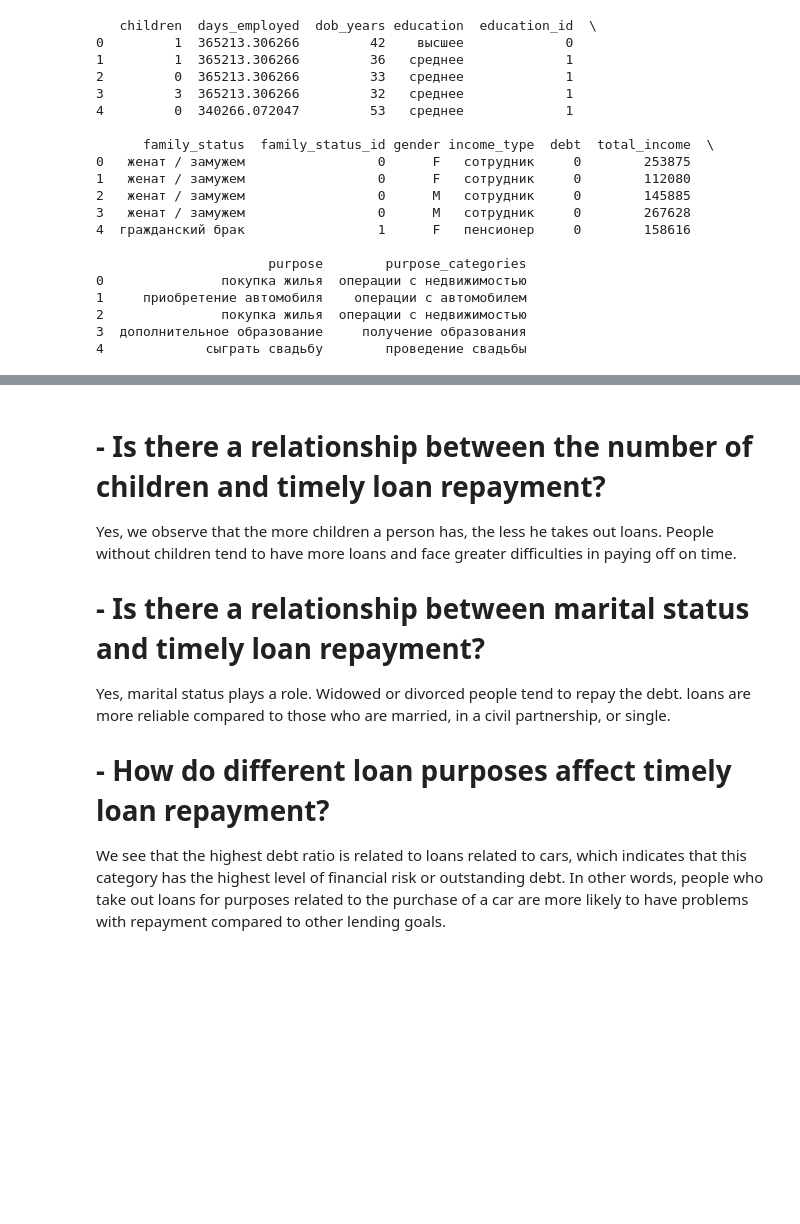
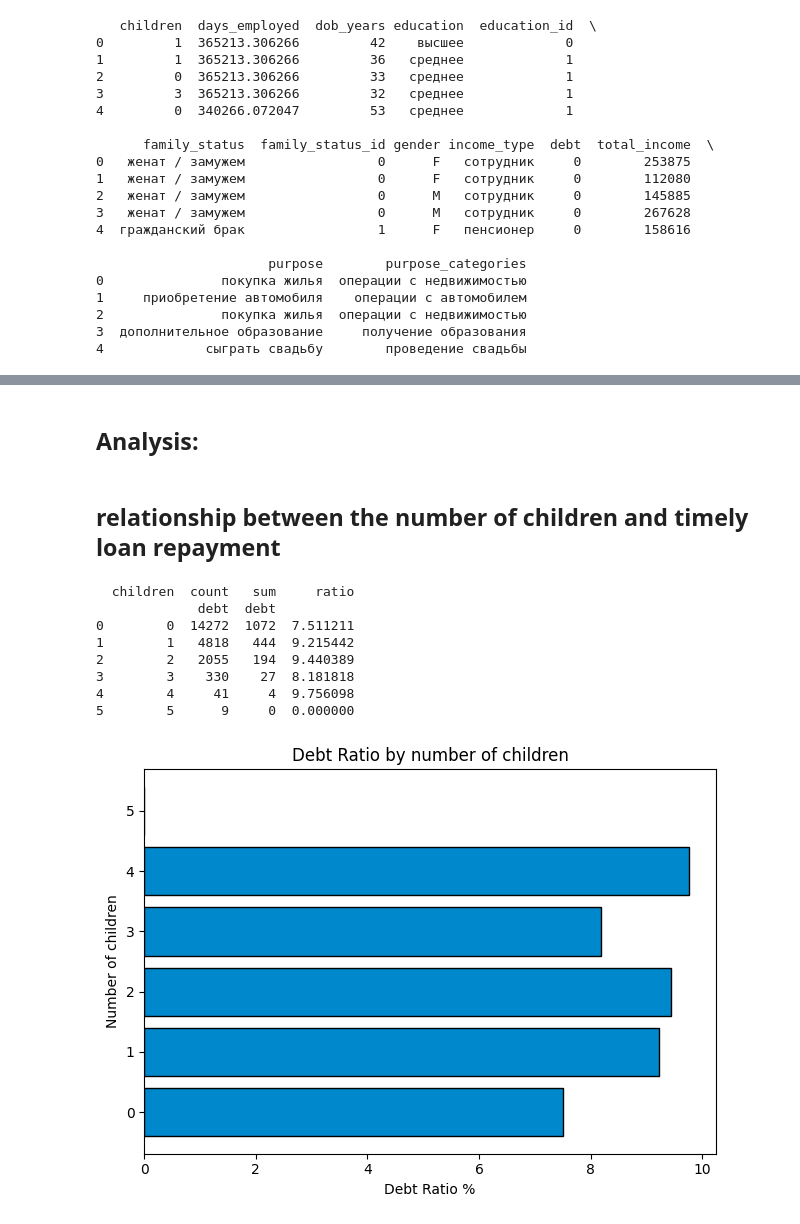
Before and after one commit to ilanabatavraam/loan_reliability_project, a Jupyter notebook: loan_reliability_project.ipynb, the cells around one changed output, grey strips where cells are left out. Cells and saved outputs as stored; diff of their text form; code cells hidden in the pictures; blank space fills up the shorter version.

```diff
--- a/loan_reliability_project.ipynb
+++ b/loan_reliability_project.ipynb
@@ -146,11 +174,15 @@ print(df.head(5))
 3  дополнительное образование     получение образования
 4             сыграть свадьбу        проведение свадьбы
 # %%
-# Removing extra data from the df
+# Creating reference tables
 education_df = df[['education', 'education_id']].drop_duplicates().reset_index(drop=True)
 family_status_df = df[['family_status', 'family_status_id']].drop_duplicates().reset_index(drop=True)
-df.drop(columns=['education', 'family_status'], inplace=True)
+
+# Removing extra data from the df
+df.drop(columns=['education_id', 'family_status'], inplace=True)
+
 print(education_df)
+print()
 print(family_status_df)
 # %% [output]
              education  education_id
@@ -248,13 +223,0 @@ print(df)
-# %%
-# Removing NaN
-df['debt'] = df['debt'].fillna(0)
-
-# Checking num of children
-print(df['children'].value_counts())
-
-# A value of -1 for children is impossible and it will be replaced with 0
-df.loc[df['children'] == -1, 'children'] = 0
-
-# The value of 20 children seems highly unlikely
-median_children = df['children'].median()
-df.loc[df['children'] == 20, 'children'] = median_children
@@ -356,14 +224,30 @@ purpose_categories
-# %% [markdown]
-# - Is there a relationship between the number of children and timely loan repayment?
-Yes, we observe that the more children a person has, the less he takes out loans.
-People without children tend to have more loans and face greater difficulties in paying off on time.
-
-# - Is there a relationship between marital status and timely loan repayment?
-Yes, marital status plays a role. Widowed or divorced people tend to repay the debt.
-loans are more reliable compared to those who are married, in a civil partnership, or single.
-
-# - How do different loan purposes affect timely loan repayment?
-We see that the highest debt ratio is related to loans related to cars,
-which indicates that this category has the highest level of financial risk or outstanding debt.
-In other words, people who take out loans for purposes related to the purchase of a car are more likely to have
-problems with repayment compared to other lending goals.
+# %% [markdown]
+## Analysis:
+# %% [markdown]
+## relationship between the number of children and timely loan repayment
+# %%
+pivot_children = df.pivot_table(
+    index='children',
+    values='debt',
+    aggfunc=['count', 'sum']
+).reset_index()
+pivot_children['ratio'] = pivot_children['sum'] / pivot_children['count'] * 100
+
+print(pivot_children)
+print()
+plt.barh(pivot_children['children'], pivot_children['ratio'], color='#0088cc', edgecolor='black')
+plt.title('Debt Ratio by number of children')
+plt.xlabel('Debt Ratio %')
+plt.ylabel('Number of children')
+plt.tight_layout()
+plt.show()
+# %% [output]
+  children  count   sum     ratio
+             debt  debt
+0        0  14272  1072  7.511211
+1        1   4818   444  9.215442
+2        2   2055   194  9.440389
+3        3    330    27  8.181818
+4        4     41     4  9.756098
+5        5      9     0  0.000000
+[figure, added]
```
Also changed, not shown: parts of 26 cells of this notebook.
